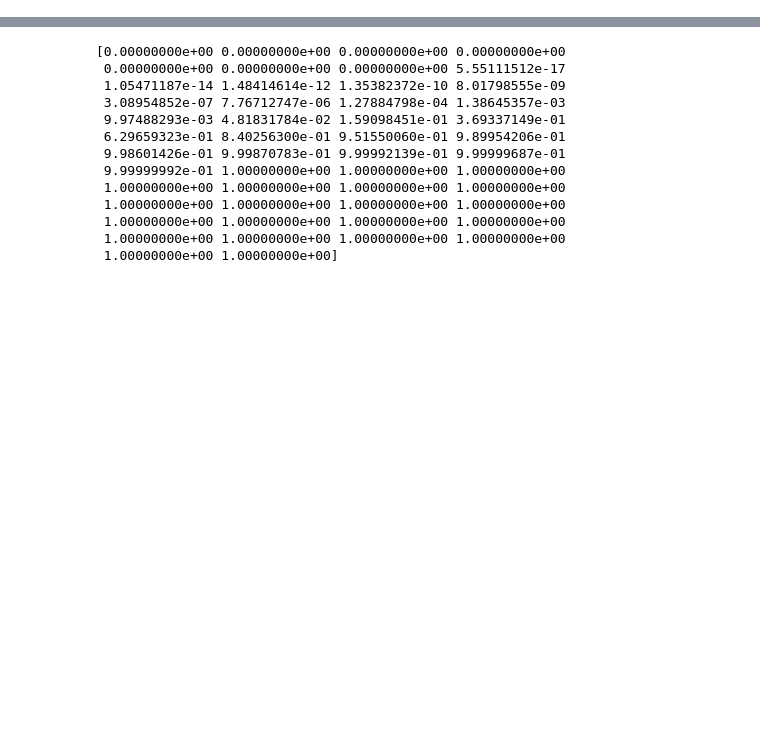
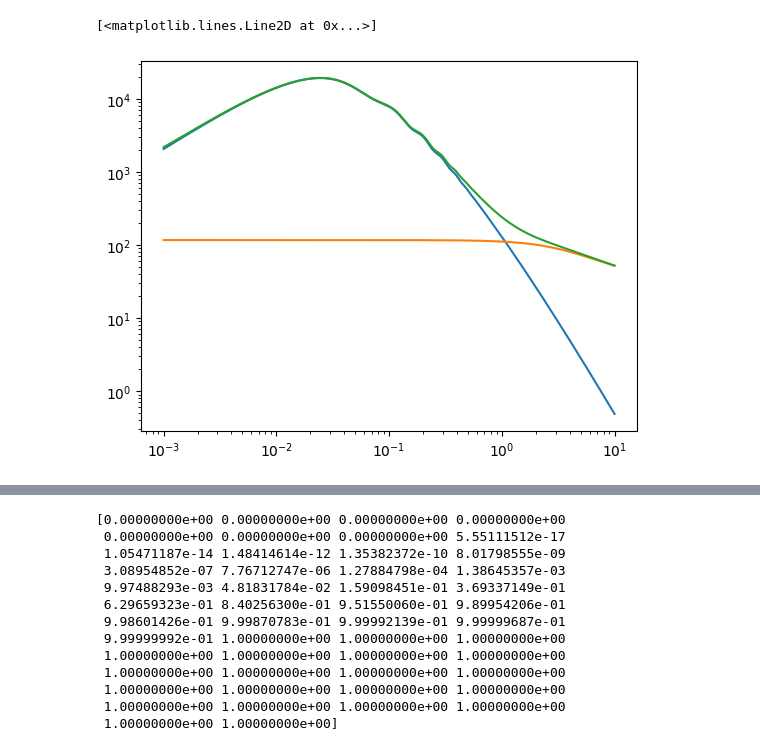
Before and after one commit to destrys/galCIB, a Jupyter notebook: notebooks/scratch-temp.ipynb, the cells around one changed output, grey strips where cells are left out. Cells and saved outputs as stored; diff of their text form; code cells hidden in the pictures; blank space fills up the shorter version.

```diff
--- a/notebooks/scratch-temp.ipynb
+++ b/notebooks/scratch-temp.ipynb
@@ -8,0 +56,15 @@ import matplotlib.pyplot as plt
+# %%
+# Setup galaxy HOD
+
+from galCIB import get_hod_model
+
+#register_default_hod_models()
+elg_hod_model = get_hod_model("DESI-ELG", cosmo)
+# %%
+# Setup Satellite Profile Model
+
+from galCIB import SatProfile
+
+theta_sat = np.array([0.58, 6.14, 0.67])
+elg_sat_profile = SatProfile(cosmo, theta_sat,
+                             profile_type='mixed')
@@ -8,0 +73,17 @@ import matplotlib.pyplot as plt
+# %%
+theta_cen = np.array([5.47, 11.64, 0.30, 0.1]) # gamma, log10Mc, sigmaM, Ac
+theta_sat = np.array([0.41, 10**11.20, 10**13.84, 1]) # As, M0, M1, alpha_sat
+#theta_prof = np.array([0.58, 6.14, 0.67]) # fexp, tau, lambda_NFW
+theta_prof = np.array([0, 6.14, 1]) # fexp, tau, lambda_NFW
+# %%
+from galCIB import PkBuilder
+
+pow3d = PkBuilder(cosmo,elg_hod_model,elg_sat_profile,
+                  theta_cen, theta_sat, theta_prof)
+# %%
+plt.loglog(cosmo.k, pow3d.Pgg_2h[:,1])
+plt.loglog(cosmo.k, pow3d.Pgg_1h[:,1])
+plt.loglog(cosmo.k, pow3d.Pgg_2h[:,1] + pow3d.Pgg_1h[:,1])
+# %% [output]
+[<matplotlib.lines.Line2D at 0x...>]
+[figure, added]
```
Also changed, not shown: parts of 34 cells of this notebook, 19 other files.
